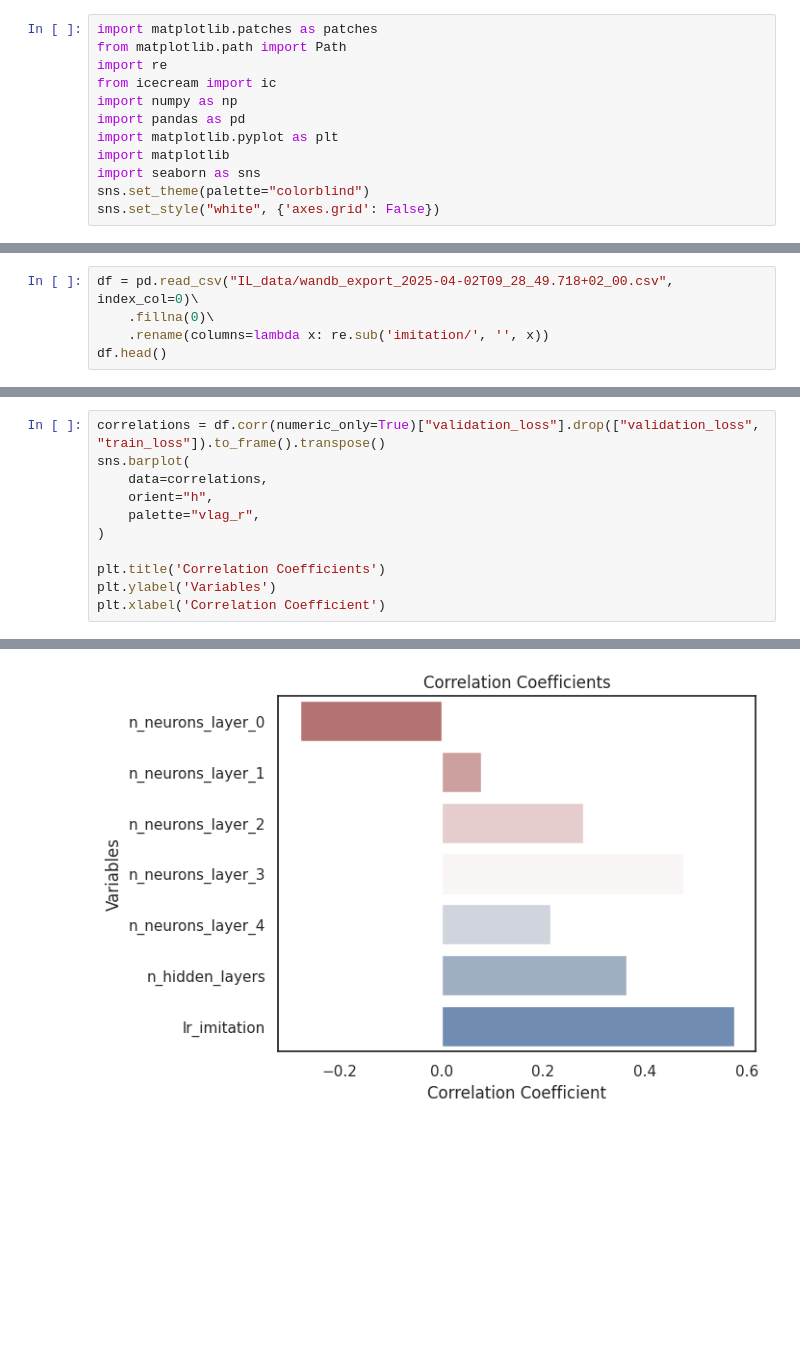
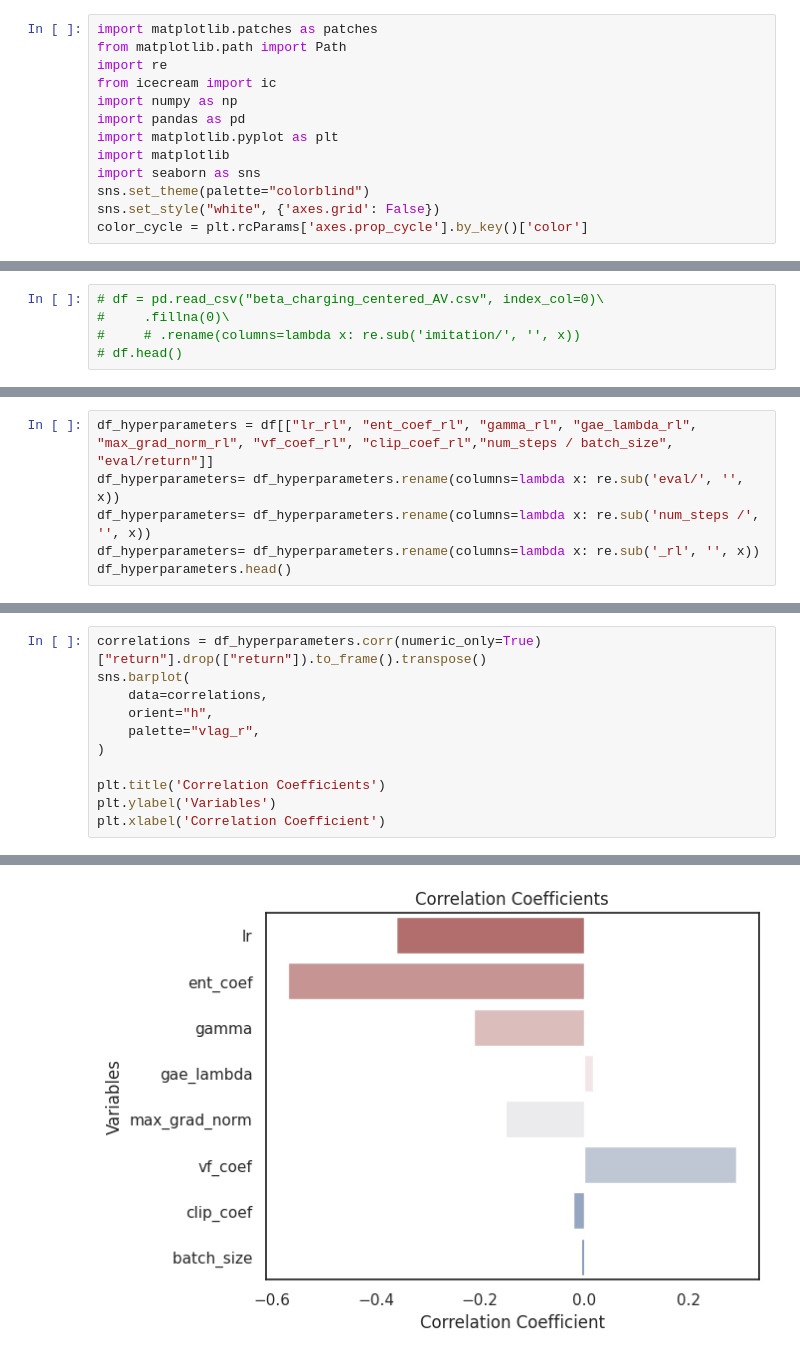
Before and after one commit to timosturm/acn-experiments, a Jupyter notebook: evaluation/parameters.ipynb, the cells around one changed output, grey strips where cells are left out. Drawn from its saved outputs; the diff is of its cells as text; blank space fills up the shorter version.

```diff
--- a/evaluation/parameters.ipynb
+++ b/evaluation/parameters.ipynb
@@ -10,4 +10,5 @@ import matplotlib
 import seaborn as sns
 sns.set_theme(palette="colorblind")
 sns.set_style("white", {'axes.grid': False})
+color_cycle = plt.rcParams['axes.prop_cycle'].by_key()['color']
 # %%
@@ -104,5 +148,5 @@ def make_parallel_plot(df) -> matplotlib.figure.Figure:
 # %%
-df = pd.read_csv("IL_data/wandb_export_2025-04-02T09_28_49.718+02_00.csv", index_col=0)\
-    .fillna(0)\
-    .rename(columns=lambda x: re.sub('imitation/', '', x))
-df.head()
+# df = pd.read_csv("beta_charging_centered_AV.csv", index_col=0)\
+#     .fillna(0)\
+#     # .rename(columns=lambda x: re.sub('imitation/', '', x))
+# df.head()
@@ -116,0 +153,6 @@ df.head()
+# %%
+df_hyperparameters = df[["lr_rl", "ent_coef_rl", "gamma_rl", "gae_lambda_rl", "max_grad_norm_rl", "vf_coef_rl", "clip_coef_rl","num_steps / batch_size", "eval/return"]]
+df_hyperparameters= df_hyperparameters.rename(columns=lambda x: re.sub('eval/', '', x))
+df_hyperparameters= df_hyperparameters.rename(columns=lambda x: re.sub('num_steps /', '', x))
+df_hyperparameters= df_hyperparameters.rename(columns=lambda x: re.sub('_rl', '', x))
+df_hyperparameters.head()
@@ -121,17 +171,17 @@ make_parallel_plot(df).savefig("parallel_coordinates_IL.png", dpi=200)
 # %%
-correlations = df.corr(numeric_only=True)["validation_loss"].drop(["validation_loss", "train_loss"]).to_frame().transpose()
+correlations = df_hyperparameters.corr(numeric_only=True)["return"].drop(["return"]).to_frame().transpose()
 sns.barplot(
     data=correlations,
     orient="h",
     palette="vlag_r",
 )
 
 plt.title('Correlation Coefficients')
 plt.ylabel('Variables')
 plt.xlabel('Correlation Coefficient')
 # %% [output]
 Text(0.5, 0, 'Correlation Coefficient')
-[figure, old version]
+[figure, new version]
 # %%
 correlations
 # %% [output]
```
Also changed, not shown: parts of 21 cells of this notebook, 1 other file.
